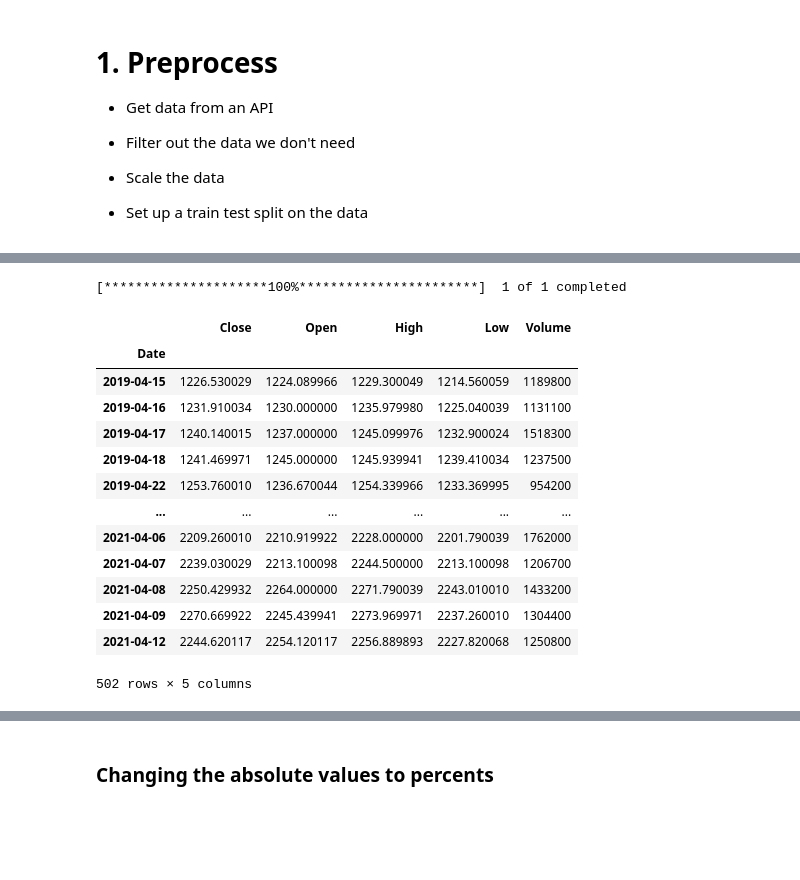
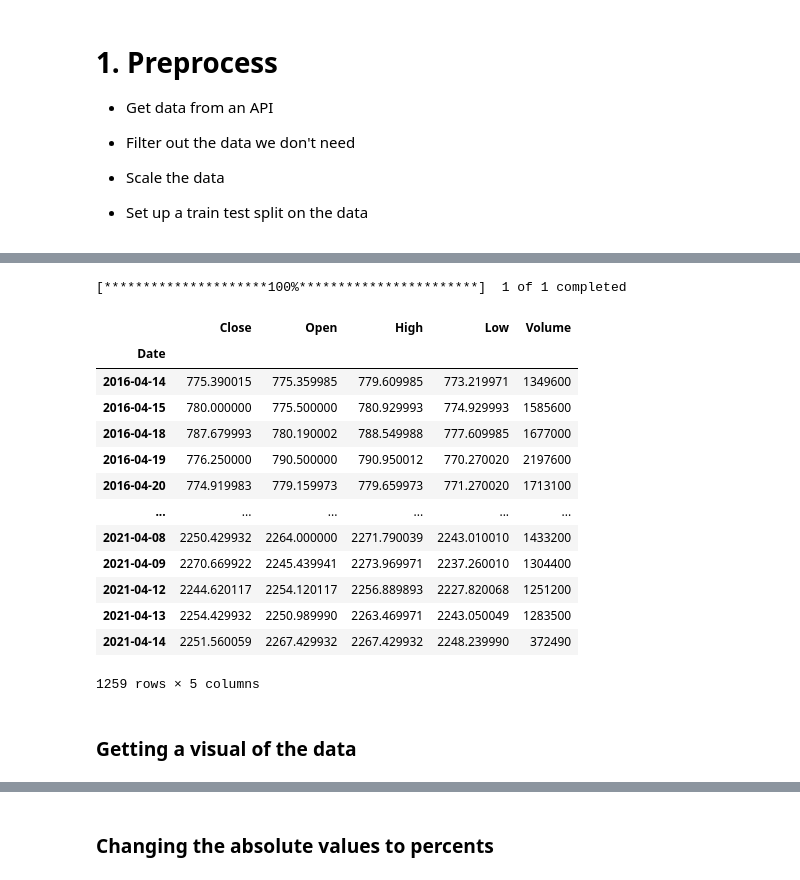
Before and after one commit to DataNinjasPro/Project_2, a Jupyter notebook: main.ipynb, the cells around one changed output, grey strips where cells are left out. Cells and saved outputs as stored; diff of their text form; code cells hidden in the pictures; blank space fills up the shorter version.

```diff
--- a/main.ipynb
+++ b/main.ipynb
@@ -28,29 +25,31 @@ sns.set_style('darkgrid')
 # %%
 ticker = 'GOOGL'
 # Note: We could have period < 60d and an intraday return
 # Just change period to < 60 days and add interval = 1h
 df = yf.download(ticker,
-            period = '2y', # A period of 2 years from today
+            period = '5y', # A period of 2 years from today
             prepost = True, # Pre and Post markets included
             threads = True # Multi-thread processing for faster output.
            )
 df # This data already looks like it is based of business days.
 # Rearranging the columns to help with the Heatmap
 df = df[['Close','Open','High','Low','Volume']]
 df
 # %% [output]
 [*********************100%***********************]  1 of 1 completed
 |  | Close | Open | High | Low | Volume |
 | Date |  |  |  |  |  |
-| 2019-04-15 | 1226.530029 | 1224.089966 | 1229.300049 | 1214.560059 | 1189800 |
-| 2019-04-16 | 1231.910034 | 1230.000000 | 1235.979980 | 1225.040039 | 1131100 |
-| 2019-04-17 | 1240.140015 | 1237.000000 | 1245.099976 | 1232.900024 | 1518300 |
-| 2019-04-18 | 1241.469971 | 1245.000000 | 1245.939941 | 1239.410034 | 1237500 |
-| 2019-04-22 | 1253.760010 | 1236.670044 | 1254.339966 | 1233.369995 | 954200 |
+| 2016-04-14 | 775.390015 | 775.359985 | 779.609985 | 773.219971 | 1349600 |
+| 2016-04-15 | 780.000000 | 775.500000 | 780.929993 | 774.929993 | 1585600 |
+| 2016-04-18 | 787.679993 | 780.190002 | 788.549988 | 777.609985 | 1677000 |
+| 2016-04-19 | 776.250000 | 790.500000 | 790.950012 | 770.270020 | 2197600 |
+| 2016-04-20 | 774.919983 | 779.159973 | 779.659973 | 771.270020 | 1713100 |
 | ... | ... | ... | ... | ... | ... |
-| 2021-04-06 | 2209.260010 | 2210.919922 | 2228.000000 | 2201.790039 | 1762000 |
-| 2021-04-07 | 2239.030029 | 2213.100098 | 2244.500000 | 2213.100098 | 1206700 |
 | 2021-04-08 | 2250.429932 | 2264.000000 | 2271.790039 | 2243.010010 | 1433200 |
 | 2021-04-09 | 2270.669922 | 2245.439941 | 2273.969971 | 2237.260010 | 1304400 |
-| 2021-04-12 | 2244.620117 | 2254.120117 | 2256.889893 | 2227.820068 | 1250800 |
+| 2021-04-12 | 2244.620117 | 2254.120117 | 2256.889893 | 2227.820068 | 1251200 |
+| 2021-04-13 | 2254.429932 | 2250.989990 | 2263.469971 | 2243.050049 | 1283500 |
+| 2021-04-14 | 2251.560059 | 2267.429932 | 2267.429932 | 2248.239990 | 372490 |
-502 rows × 5 columns
+1259 rows × 5 columns
+# %% [markdown]
+### Getting a visual of the data
```
Also changed, not shown: parts of 5 cells of this notebook.
